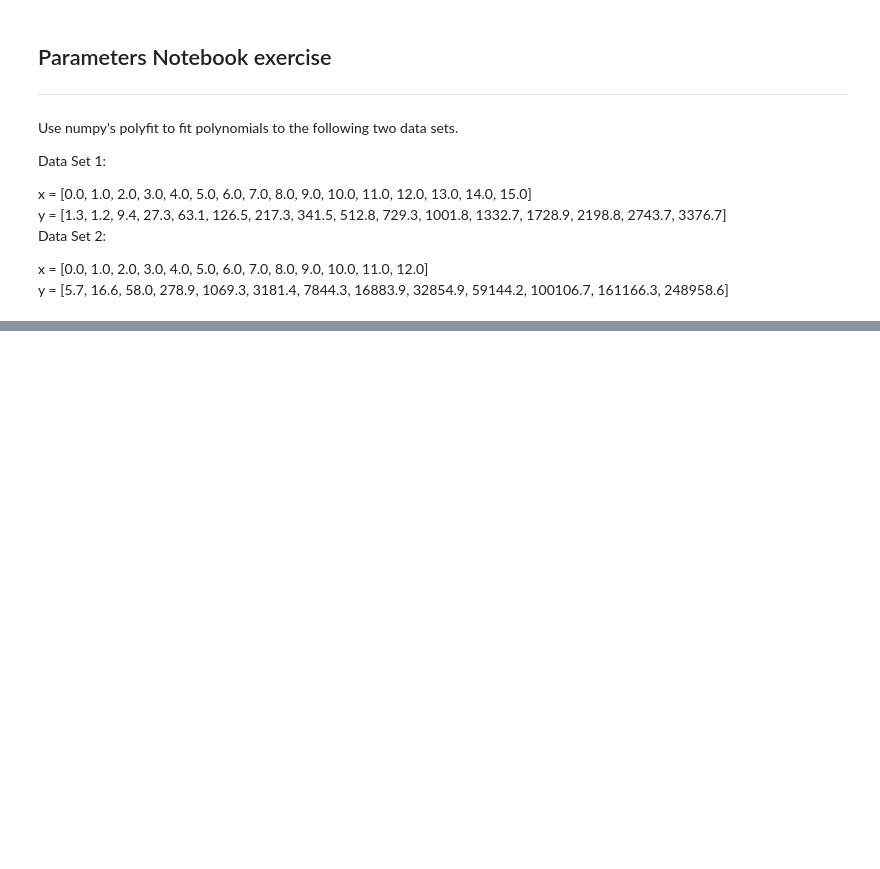
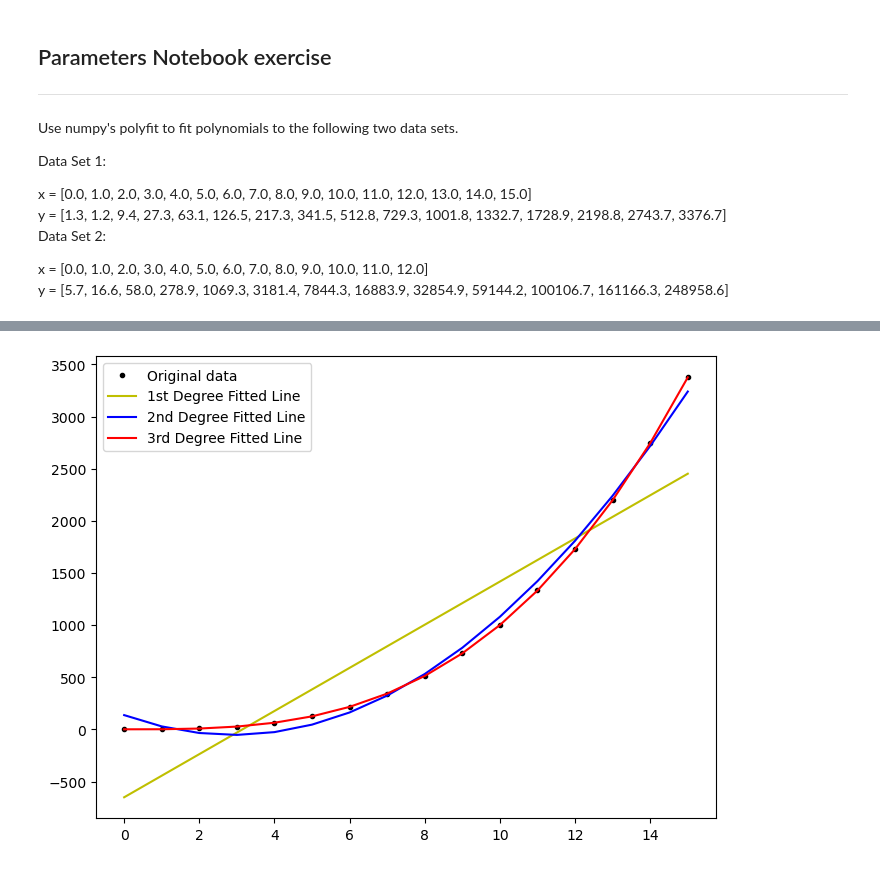
Before and after one commit to Mantvydas-data/MLS-Project, a Jupyter notebook: exercises/03.parameters-exercises.ipynb, the cells around one changed output, grey strips where cells are left out. Saved outputs shown, nothing was run; the diff lists cells and outputs as text; code cells hidden in the pictures; blank space fills up the shorter version.

```diff
--- a/exercises/03.parameters-exercises.ipynb
+++ b/exercises/03.parameters-exercises.ipynb
@@ -16,0 +50,19 @@ y = [5.7, 16.6, 58.0, 278.9, 1069.3, 3181.4, 7844.3, 16883.9, 32854.9, 59144.2,
+# %%
+# Polyfit with increasing degree values
+ds1deg1 = np.polyfit(ds1x, ds1y,1)
+ds1deg2 = np.polyfit(ds1x, ds1y,2)
+ds1deg3 = np.polyfit(ds1x, ds1y,3)
+ds1deg4 = np.polyfit(ds1x, ds1y,4)
+# %%
+# Plot the best fit line from the optimization.
+fig, ax = plt.subplots(figsize=(8, 6))
+ax.plot(ds1x, ds1y, 'k.', label='Original data')
+ax.plot(ds1x, np.polyval(ds1deg1, ds1x), 'y-', label='1st Degree Fitted Line')
+ax.plot(ds1x, np.polyval(ds1deg2, ds1x), 'b-', label='2nd Degree Fitted Line')
+ax.plot(ds1x, np.polyval(ds1deg3, ds1x), 'r-', label='3rd Degree Fitted Line')
+#ax.plot(ds1x, np.polyval(ds1deg4, ds1x), 'g-', label='4th Degree Fitted Line') Same as 3rd Degree should not be considered due overfitting
+
+ax.legend()
+plt.show()
+# %% [output]
+[figure, added]
```
Also changed, not shown: parts of 13 cells of this notebook, 1 other file.
